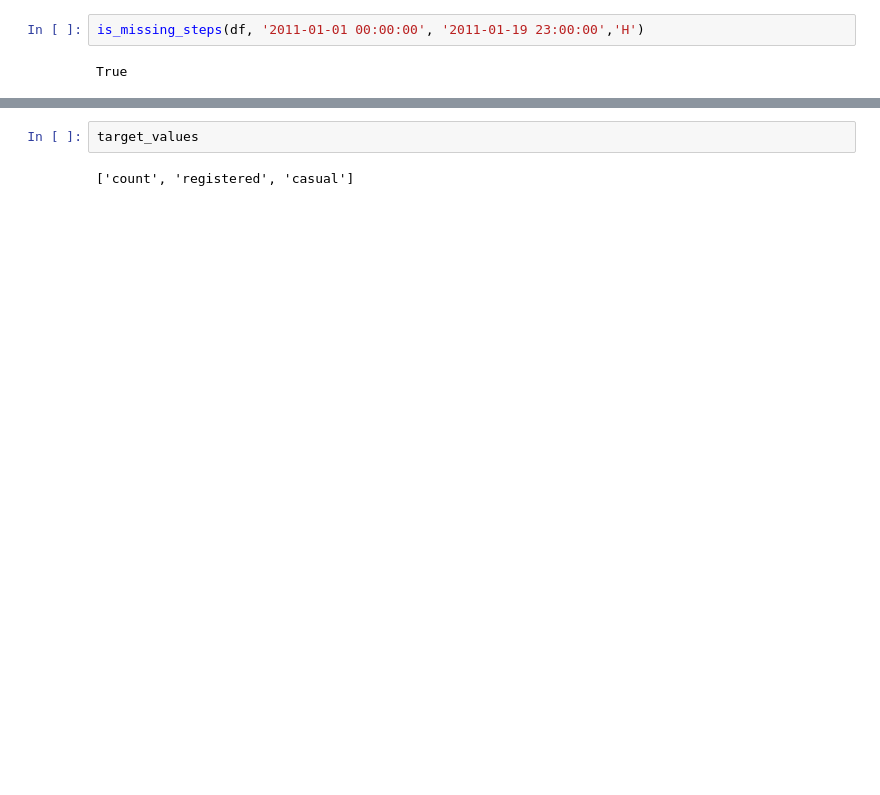
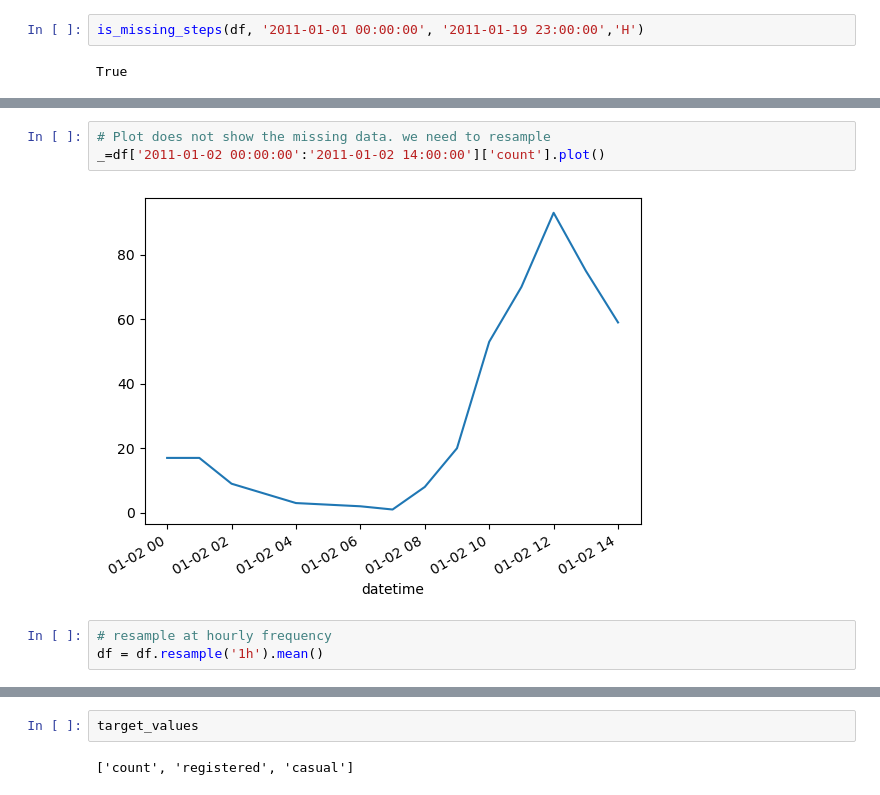
Before and after one commit to ChandraLingam/AmazonSageMakerCourse, a Jupyter notebook: DeepAR/BikeRental/deepar_biketrain_data_preparation.ipynb, the cells around one changed output, grey strips where cells are left out. Cells and saved outputs as stored; diff of their text form; blank space fills up the shorter version.

```diff
--- a/DeepAR/BikeRental/deepar_biketrain_data_preparation.ipynb
+++ b/DeepAR/BikeRental/deepar_biketrain_data_preparation.ipynb
@@ -197,4 +193,12 @@ df['2011-01-02 00:00:00':'2011-01-02 14:00:00']
 | 2011-01-02 12:00:00 | 1 | 0 | 0 | 2 | 14.76 | 16.665 | 66 | 19.9995 | 20 | 73 | ... |
 | 2011-01-02 13:00:00 | 1 | 0 | 0 | 2 | 14.76 | 17.425 | 66 | 8.9981 | 11 | 64 | ... |
 | 2011-01-02 14:00:00 | 1 | 0 | 0 | 3 | 14.76 | 17.425 | 76 | 12.9980 | 4 | 55 | ... |
+# %%
+# Plot does not show the missing data. we need to resample
+_=df['2011-01-02 00:00:00':'2011-01-02 14:00:00']['count'].plot()
+# %% [output]
+[figure, added]
+# %%
+# resample at hourly frequency
+df = df.resample('1h').mean()
 # %%
```
Also changed, not shown: parts of 22 cells of this notebook, 4 other files.
